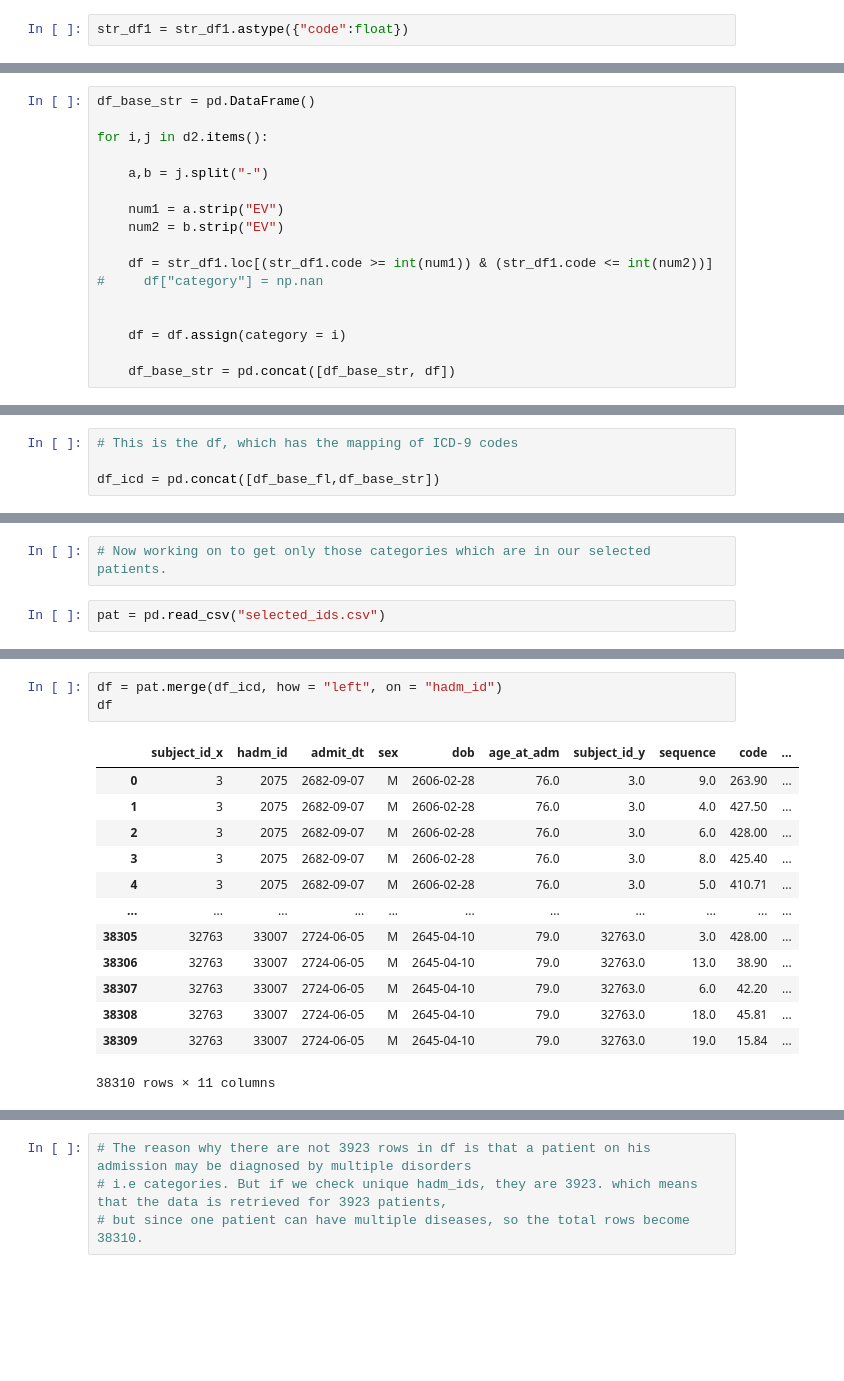
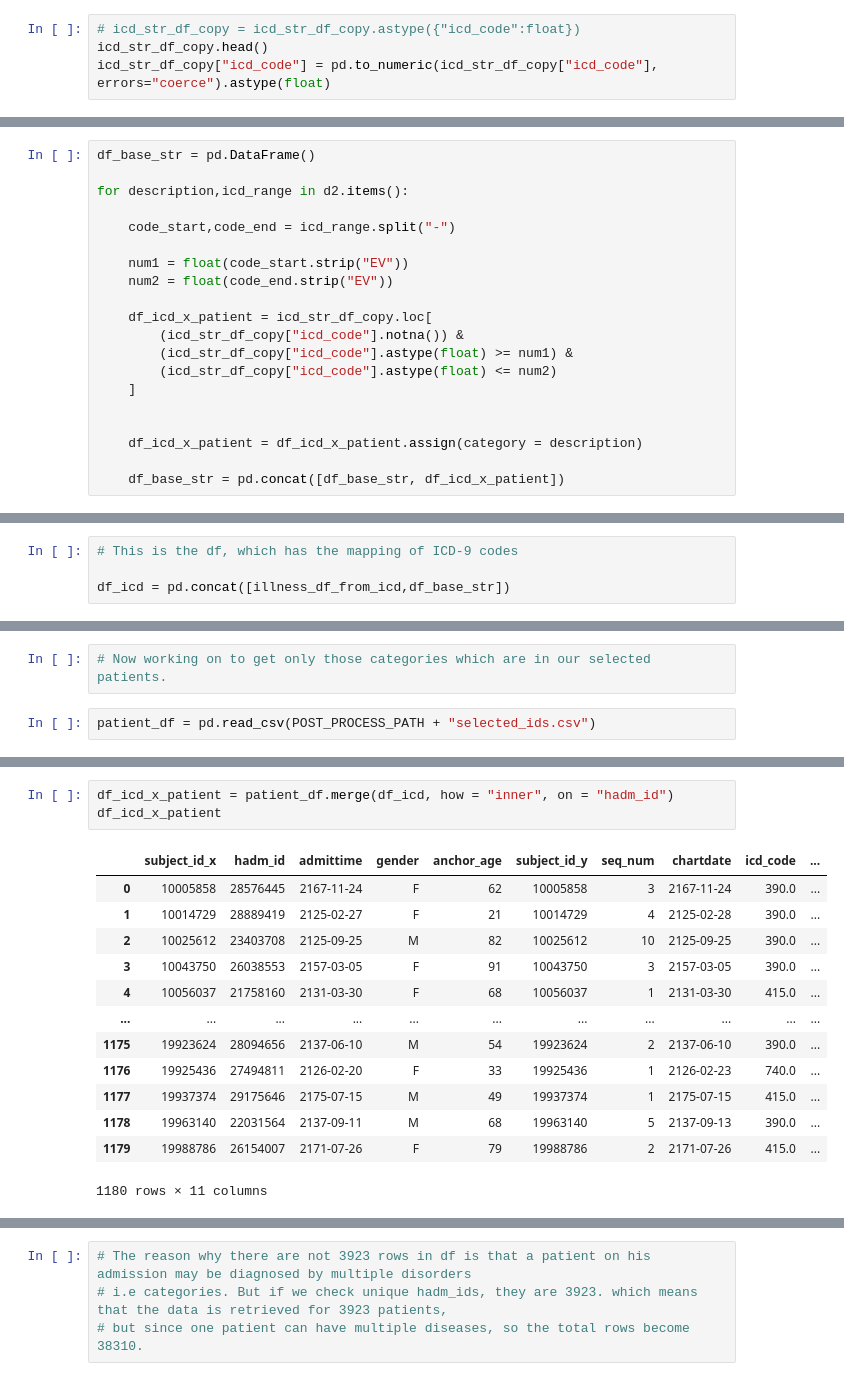
Before and after one commit to BuiHoangTu/Disease_Prediction_MIMIC_II, a Jupyter notebook: 03_icd9-Updated.ipynb, the cells around one changed output, grey strips where cells are left out. Drawn from its saved outputs; the diff is of its cells as text; blank space fills up the shorter version.

Commit message:
note 03, procedure_icd

```diff
--- a/03_icd9-Updated.ipynb
+++ b/03_icd9-Updated.ipynb
@@ -172,5 +153,7 @@ str_df1
 # %%
-str_df1 = str_df1.astype({"code":float})
+# icd_str_df_copy = icd_str_df_copy.astype({"icd_code":float})
+icd_str_df_copy.head()
+icd_str_df_copy["icd_code"] = pd.to_numeric(icd_str_df_copy["icd_code"], errors="coerce").astype(float)
 # %%
 # Creating a dictionary for mapping IC9-codes and their respective classification of diseases (on the codes which
 # have alphabets)
@@ -186,20 +169,23 @@ d2 = {"Supplementary classification of external causes of injury and poisoning"
 # %%
 df_base_str = pd.DataFrame()
 
-for i,j in d2.items():
+for description,icd_range in d2.items():
 
-    a,b = j.split("-")
+    code_start,code_end = icd_range.split("-")
 
-    num1 = a.strip("EV")
-    num2 = b.strip("EV")
+    num1 = float(code_start.strip("EV"))
+    num2 = float(code_end.strip("EV"))
 
-    df = str_df1.loc[(str_df1.code >= int(num1)) & (str_df1.code <= int(num2))]
-#     df["category"] = np.nan
+    df_icd_x_patient = icd_str_df_copy.loc[
+        (icd_str_df_copy["icd_code"].notna()) &
+        (icd_str_df_copy["icd_code"].astype(float) >= num1) &
+        (icd_str_df_copy["icd_code"].astype(float) <= num2)
+    ]
 
 
-    df = df.assign(category = i)
+    df_icd_x_patient = df_icd_x_patient.assign(category = description)
 
-    df_base_str = pd.concat([df_base_str, df])
+    df_base_str = pd.concat([df_base_str, df_icd_x_patient])
 # %%
 df_base_str
 # %% [output]
@@ -235,7 +209,7 @@ df_base_fl
 # %%
 # This is the df, which has the mapping of ICD-9 codes
 
-df_icd = pd.concat([df_base_fl,df_base_str])
+df_icd = pd.concat([illness_df_from_icd,df_base_str])
 # %%
 df_icd.reset_index(drop = True)
 df_icd
@@ -264,5 +238,5 @@ df_icd.to_csv("icd_mapped_categories.csv", index = False)
 # %%
 # Now working on to get only those categories which are in our selected patients.
 # %%
-pat = pd.read_csv("selected_ids.csv")
+patient_df = pd.read_csv(POST_PROCESS_PATH + "selected_ids.csv")
 # %%
@@ -276,18 +278,18 @@ pat["subject_id"].nunique()
 # %%
-df = pat.merge(df_icd, how = "left", on = "hadm_id")
-df
+df_icd_x_patient = patient_df.merge(df_icd, how = "inner", on = "hadm_id")
+df_icd_x_patient
 # %% [output]
-|  | subject_id_x | hadm_id | admit_dt | sex | dob | age_at_adm | subject_id_y | sequence | code | ... |
-| 0 | 3 | 2075 | 2682-09-07 | M | 2606-02-28 | 76.0 | 3.0 | 9.0 | 263.90 | ... |
-| 1 | 3 | 2075 | 2682-09-07 | M | 2606-02-28 | 76.0 | 3.0 | 4.0 | 427.50 | ... |
-| 2 | 3 | 2075 | 2682-09-07 | M | 2606-02-28 | 76.0 | 3.0 | 6.0 | 428.00 | ... |
-| 3 | 3 | 2075 | 2682-09-07 | M | 2606-02-28 | 76.0 | 3.0 | 8.0 | 425.40 | ... |
-| 4 | 3 | 2075 | 2682-09-07 | M | 2606-02-28 | 76.0 | 3.0 | 5.0 | 410.71 | ... |
+|  | subject_id_x | hadm_id | admittime | gender | anchor_age | subject_id_y | seq_num | chartdate | icd_code | ... |
+| 0 | 10005858 | 28576445 | 2167-11-24 | F | 62 | 10005858 | 3 | 2167-11-24 | 390.0 | ... |
+| 1 | 10014729 | 28889419 | 2125-02-27 | F | 21 | 10014729 | 4 | 2125-02-28 | 390.0 | ... |
+| 2 | 10025612 | 23403708 | 2125-09-25 | M | 82 | 10025612 | 10 | 2125-09-25 | 390.0 | ... |
+| 3 | 10043750 | 26038553 | 2157-03-05 | F | 91 | 10043750 | 3 | 2157-03-05 | 390.0 | ... |
+| 4 | 10056037 | 21758160 | 2131-03-30 | F | 68 | 10056037 | 1 | 2131-03-30 | 415.0 | ... |
 | ... | ... | ... | ... | ... | ... | ... | ... | ... | ... | ... |
-| 38305 | 32763 | 33007 | 2724-06-05 | M | 2645-04-10 | 79.0 | 32763.0 | 3.0 | 428.00 | ... |
-| 38306 | 32763 | 33007 | 2724-06-05 | M | 2645-04-10 | 79.0 | 32763.0 | 13.0 | 38.90 | ... |
-| 38307 | 32763 | 33007 | 2724-06-05 | M | 2645-04-10 | 79.0 | 32763.0 | 6.0 | 42.20 | ... |
-| 38308 | 32763 | 33007 | 2724-06-05 | M | 2645-04-10 | 79.0 | 32763.0 | 18.0 | 45.81 | ... |
-| 38309 | 32763 | 33007 | 2724-06-05 | M | 2645-04-10 | 79.0 | 32763.0 | 19.0 | 15.84 | ... |
+| 1175 | 19923624 | 28094656 | 2137-06-10 | M | 54 | 19923624 | 2 | 2137-06-10 | 390.0 | ... |
+| 1176 | 19925436 | 27494811 | 2126-02-20 | F | 33 | 19925436 | 1 | 2126-02-23 | 740.0 | ... |
+| 1177 | 19937374 | 29175646 | 2175-07-15 | M | 49 | 19937374 | 1 | 2175-07-15 | 415.0 | ... |
+| 1178 | 19963140 | 22031564 | 2137-09-11 | M | 68 | 19963140 | 5 | 2137-09-13 | 390.0 | ... |
+| 1179 | 19988786 | 26154007 | 2171-07-26 | F | 79 | 19988786 | 2 | 2171-07-26 | 415.0 | ... |
-38310 rows × 11 columns
+1180 rows × 11 columns
 # %%
```
Also changed, not shown: parts of 39 cells of this notebook.
